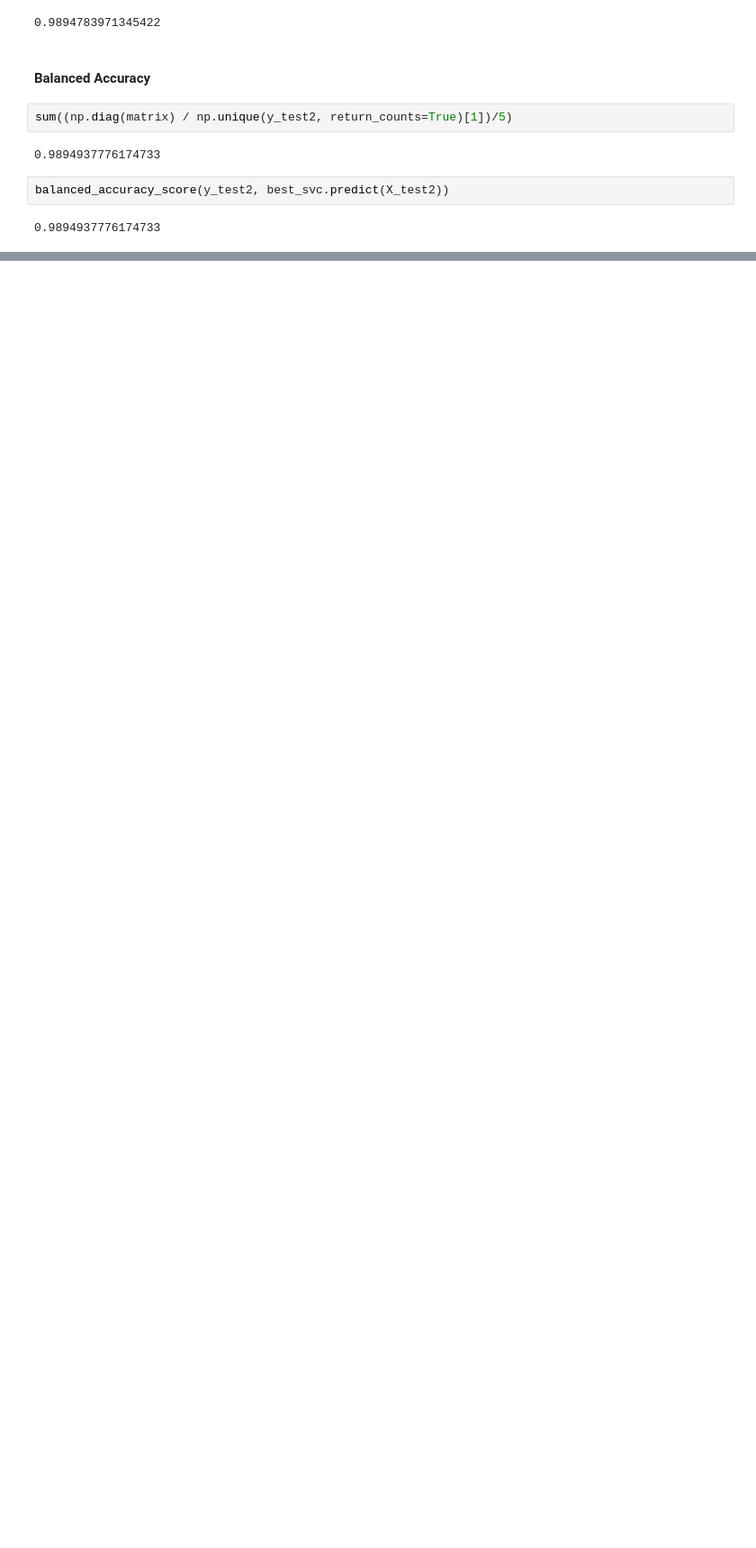
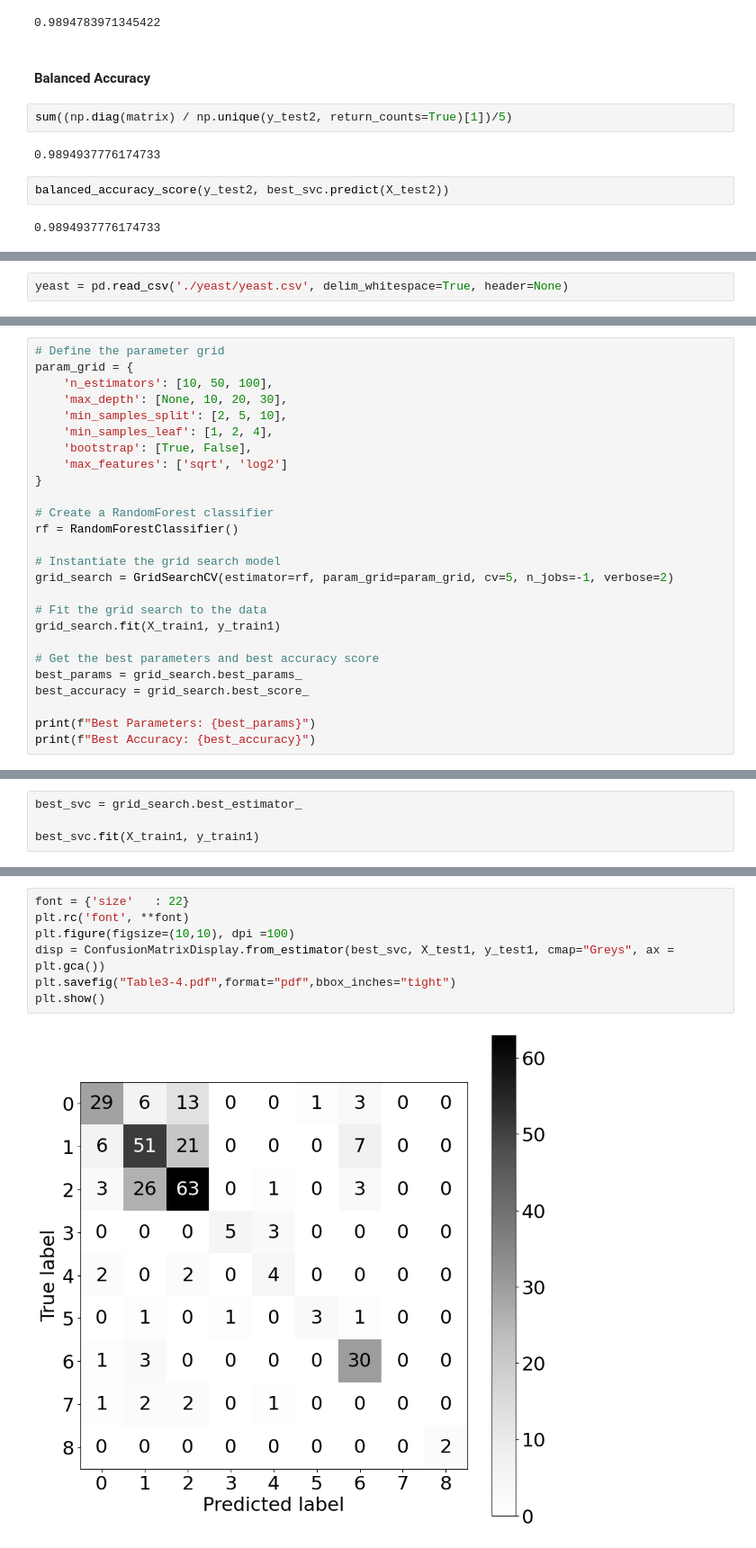
Before and after one commit to zoisboukouvalas/MachineLearningEvaluation_TowardsReliableResponsibleAI, a Jupyter notebook: Part I_Preliminary Considerations/Chapter-4-Traditional-Machine-Learning-Evaluation/Traditional-Machine-Learning-Evaluation.ipynb, the cells around one changed output, grey strips where cells are left out. Shown at 90% size. Saved outputs shown, nothing was run; the diff lists cells and outputs as text; blank space fills up the shorter version.

```diff
--- a/Part I_Preliminary Considerations/Chapter-4-Traditional-Machine-Learning-Evaluation/Traditional-Machine-Learning-Evaluation.ipynb
+++ b/Part I_Preliminary Considerations/Chapter-4-Traditional-Machine-Learning-Evaluation/Traditional-Machine-Learning-Evaluation.ipynb
@@ -236,0 +397,2 @@ balanced_accuracy_score(y_test2, best_svc.predict(X_test2))
+# %%
+yeast = pd.read_csv('./yeast/yeast.csv', delim_whitespace=True, header=None)
@@ -236,0 +487,26 @@ balanced_accuracy_score(y_test2, best_svc.predict(X_test2))
+# %%
+# Define the parameter grid
+param_grid = {
+    'n_estimators': [10, 50, 100],
+    'max_depth': [None, 10, 20, 30],
+    'min_samples_split': [2, 5, 10],
+    'min_samples_leaf': [1, 2, 4],
+    'bootstrap': [True, False],
+    'max_features': ['sqrt', 'log2']
+}
+
+# Create a RandomForest classifier
+rf = RandomForestClassifier()
+
+# Instantiate the grid search model
+grid_search = GridSearchCV(estimator=rf, param_grid=param_grid, cv=5, n_jobs=-1, verbose=2)
+
+# Fit the grid search to the data
+grid_search.fit(X_train1, y_train1)
+
+# Get the best parameters and best accuracy score
+best_params = grid_search.best_params_
+best_accuracy = grid_search.best_score_
+
+print(f"Best Parameters: {best_params}")
+print(f"Best Accuracy: {best_accuracy}")
@@ -236,0 +517,4 @@ balanced_accuracy_score(y_test2, best_svc.predict(X_test2))
+# %%
+best_svc = grid_search.best_estimator_
+
+best_svc.fit(X_train1, y_train1)
@@ -236,0 +523,9 @@ balanced_accuracy_score(y_test2, best_svc.predict(X_test2))
+# %%
+font = {'size'   : 22}
+plt.rc('font', **font)
+plt.figure(figsize=(10,10), dpi =100)
+disp = ConfusionMatrixDisplay.from_estimator(best_svc, X_test1, y_test1, cmap="Greys", ax = plt.gca())
+plt.savefig("Table3-4.pdf",format="pdf",bbox_inches="tight")
+plt.show()
+# %% [output]
+[figure, added]
```
Also changed, not shown: parts of 45 cells of this notebook, 1 other file.
